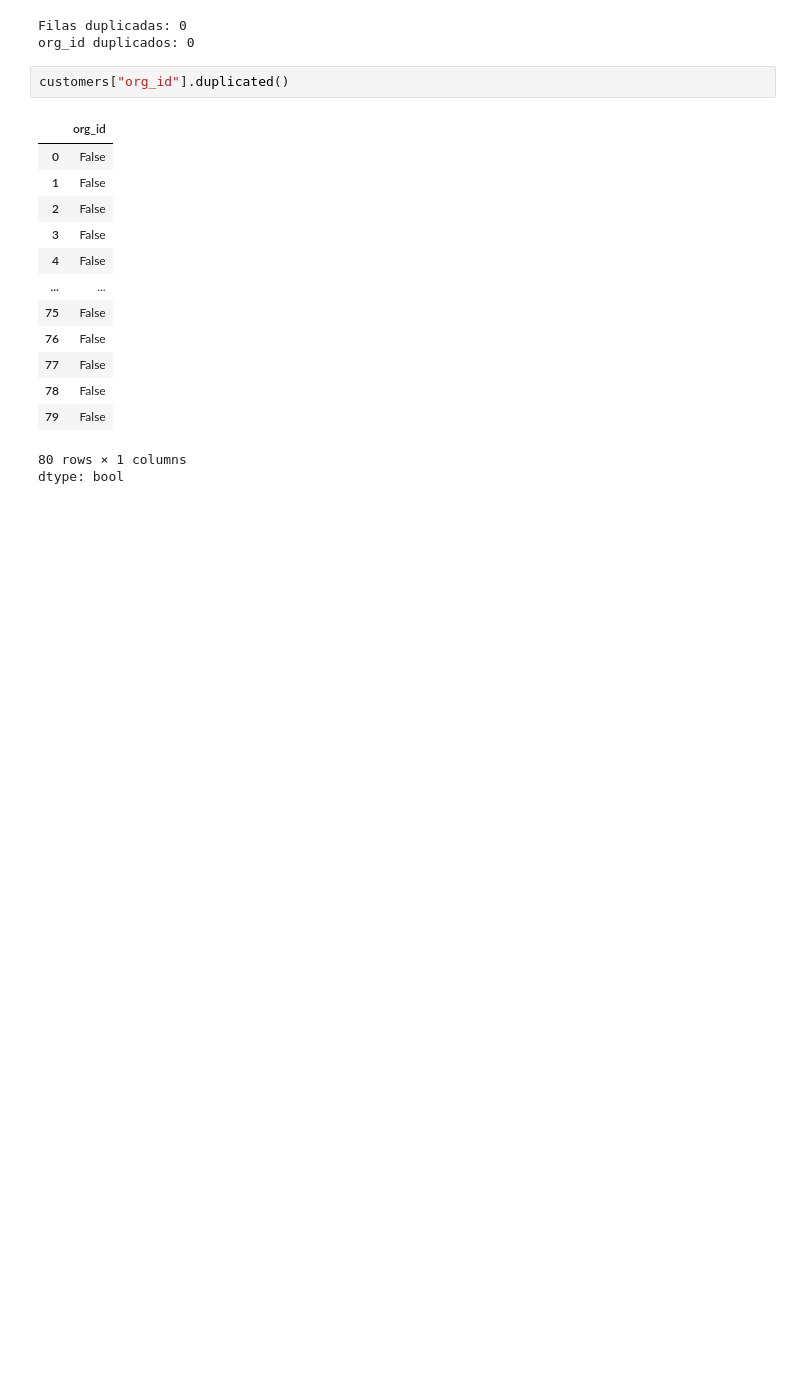
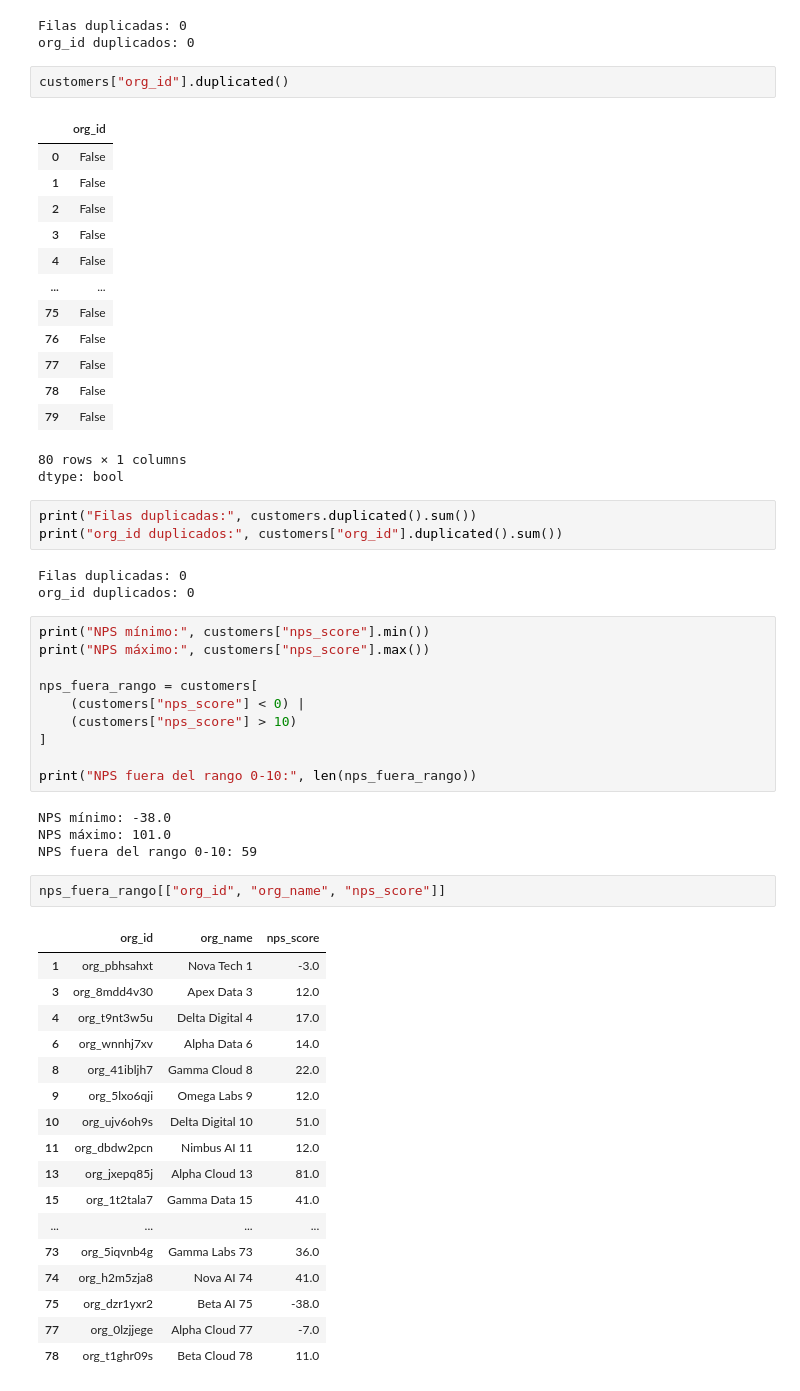
Before and after one commit to matiasnr96/cloud-provider-analytics, a Jupyter notebook: notebooks/01_exploracion_datos.ipynb, the cells around one changed output. Cells and saved outputs as stored; diff of their text form; blank space fills up the shorter version.

```diff
--- a/notebooks/01_exploracion_datos.ipynb
+++ b/notebooks/01_exploracion_datos.ipynb
@@ -121,3 +121,43 @@ customers["org_id"].duplicated()
 | 79 | False |
 80 rows × 1 columns
 dtype: bool
+# %%
+print("Filas duplicadas:", customers.duplicated().sum())
+print("org_id duplicados:", customers["org_id"].duplicated().sum())
+# %% [output]
+Filas duplicadas: 0
+org_id duplicados: 0
+# %%
+print("NPS mínimo:", customers["nps_score"].min())
+print("NPS máximo:", customers["nps_score"].max())
+
+nps_fuera_rango = customers[
+    (customers["nps_score"] < 0) |
+    (customers["nps_score"] > 10)
+]
+
+print("NPS fuera del rango 0-10:", len(nps_fuera_rango))
+# %% [output]
+NPS mínimo: -38.0
+NPS máximo: 101.0
+NPS fuera del rango 0-10: 59
+# %%
+nps_fuera_rango[["org_id", "org_name", "nps_score"]]
+# %% [output]
+|  | org_id | org_name | nps_score |
+| 1 | org_pbhsahxt | Nova Tech 1 | -3.0 |
+| 3 | org_8mdd4v30 | Apex Data 3 | 12.0 |
+| 4 | org_t9nt3w5u | Delta Digital 4 | 17.0 |
+| 6 | org_wnnhj7xv | Alpha Data 6 | 14.0 |
+| 8 | org_41ibljh7 | Gamma Cloud 8 | 22.0 |
+| 9 | org_5lxo6qji | Omega Labs 9 | 12.0 |
+| 10 | org_ujv6oh9s | Delta Digital 10 | 51.0 |
+| 11 | org_dbdw2pcn | Nimbus AI 11 | 12.0 |
+| 13 | org_jxepq85j | Alpha Cloud 13 | 81.0 |
+| 15 | org_1t2tala7 | Gamma Data 15 | 41.0 |
+| ... | ... | ... | ... |
+| 73 | org_5iqvnb4g | Gamma Labs 73 | 36.0 |
+| 74 | org_h2m5zja8 | Nova AI 74 | 41.0 |
+| 75 | org_dzr1yxr2 | Beta AI 75 | -38.0 |
+| 77 | org_0lzjjege | Alpha Cloud 77 | -7.0 |
+| 78 | org_t1ghr09s | Beta Cloud 78 | 11.0 |
```
Also changed, not shown: parts of 24 cells of this notebook.
